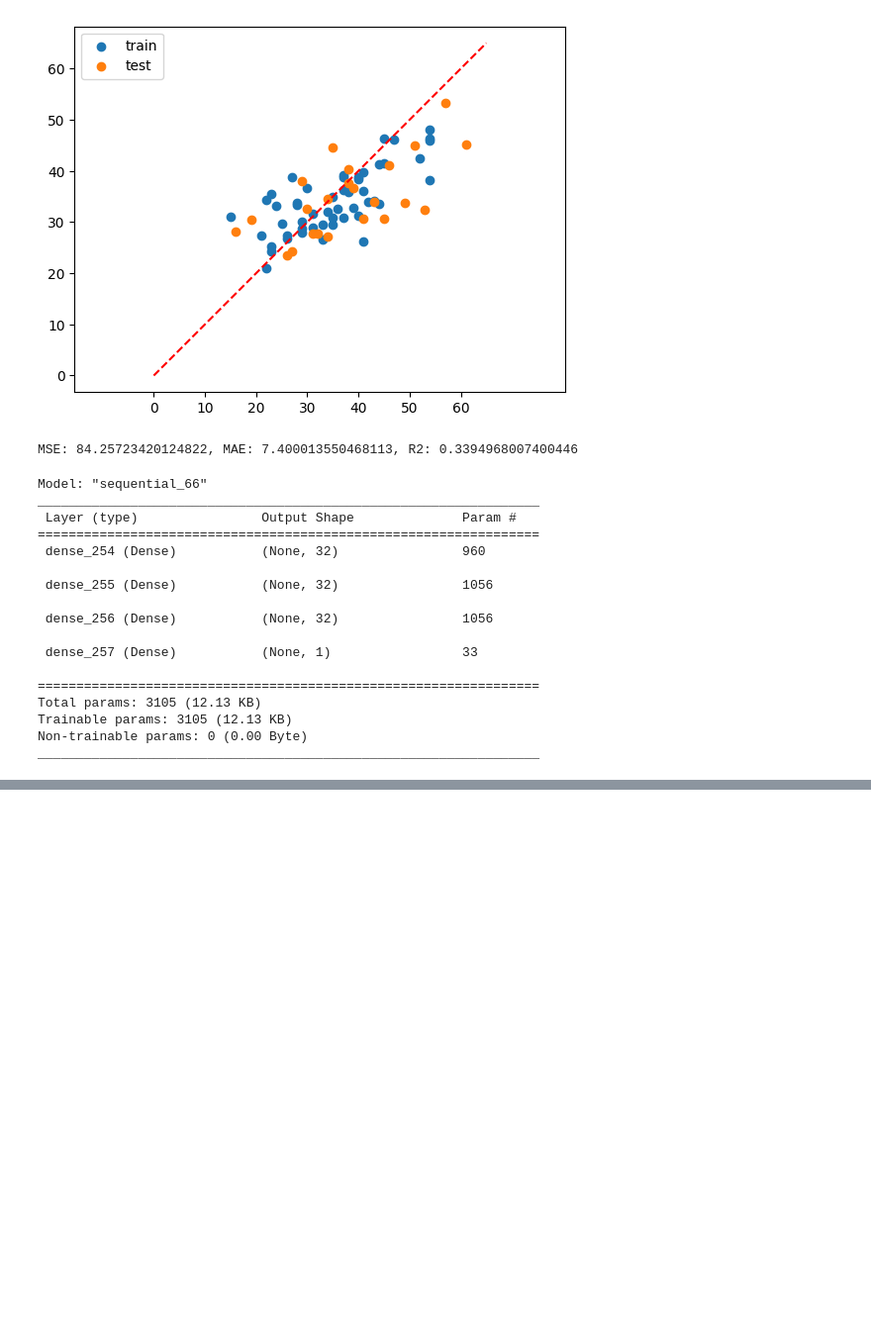
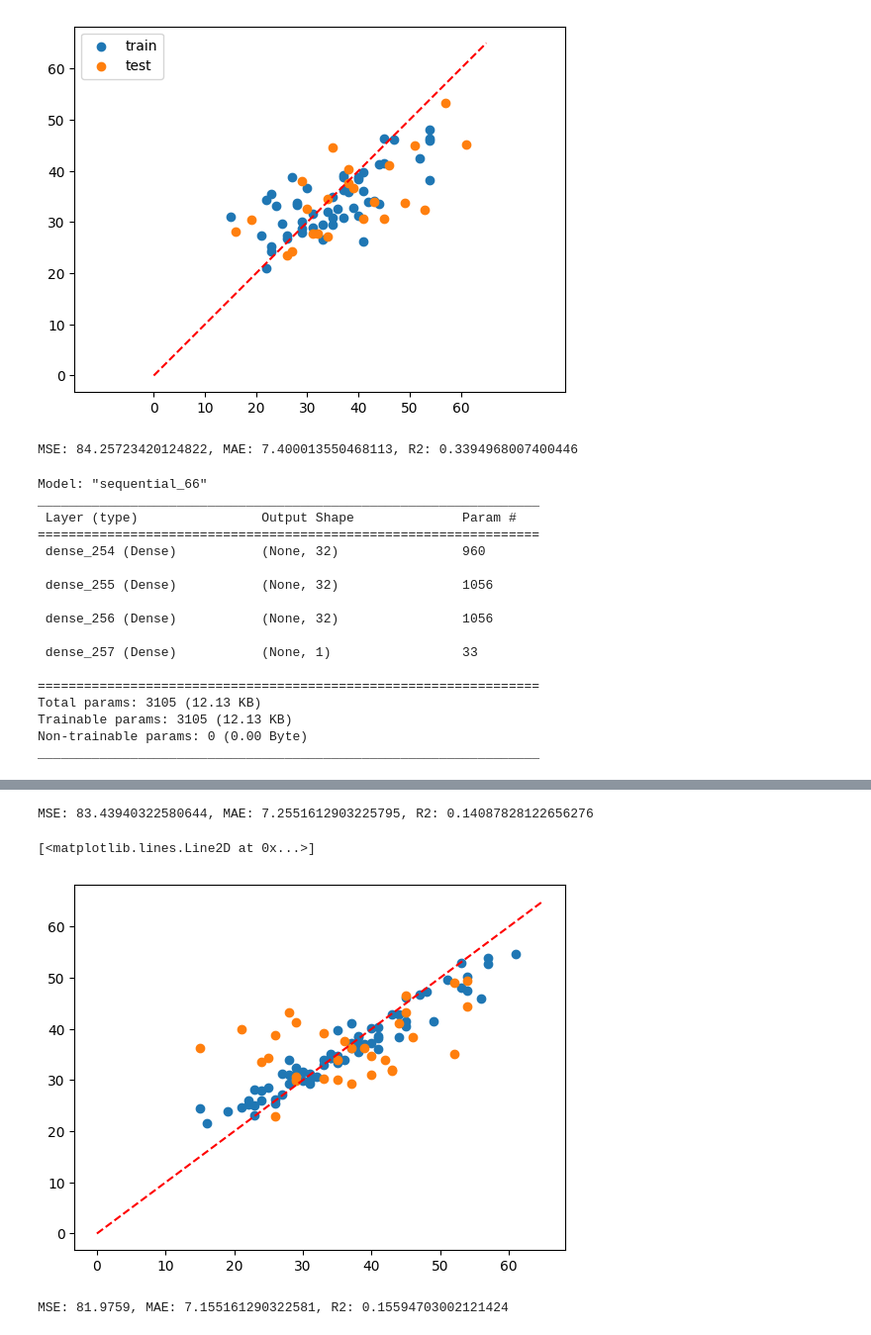
Before and after one commit to g-lago8/CHL-Project, a Jupyter notebook: notebooks/new_features_analysis.ipynb, the cells around one changed output, grey strips where cells are left out. Shown at 99% size. Saved outputs shown, nothing was run; the diff lists cells and outputs as text; code cells hidden in the pictures; blank space fills up the shorter version.

```diff
--- a/notebooks/new_features_analysis.ipynb
+++ b/notebooks/new_features_analysis.ipynb
@@ -861,3 +856,13 @@ X.drop(columns=['pdb_file','pdb_file_2','secondary_structure','secondary_structu
+# %%
+metrics = ['physical_health_score', 'mental_health_score', 'AKUSSI_jointpain', 'AKUSSI_spinalpain', 'KOOSpain', 'KOOSsymptoms', 'KOOSdaily_living', 'KOOSsport', 'KOOS_QOL', 'HAQ_hapVAS', 'HAQ_haqDI']
+other_info =['Protein change allele 1 ', 'Protein change allele 2',
+       'structure_allele1', 'structure_allele2', 'pdb_file_allele1',
+       'pdb_file_allele2', 'patient']
+
+X = df.drop(columns = metrics)
+X = X.drop(columns = other_info)
+X = X.drop(columns = ['secondary_structure', 'secondary_structure_2', 'pdb_file', 'pdb_file_2'])
+X['sex'].replace({'M': -1, 'F': 1}, inplace=True)
 # %%
 X.columns
 # %% [output]
@@ -877 +873,11 @@ Index(['sex', 'birth', 'bmi', 'RMSD_A1', 'RMSD_all_A1', 'Alignment_A1',
       dtype='object')
+# %%
+"""X = df.drop(columns = labels_cols)
+X = X.drop(columns = ['structure_allele1',
+                      'structure_allele2',
+                      'pdb_file_allele1',
+                      'pdb_file_allele2',
+                      'patient',
+                      'Protein Variant',
+                      'Protein Variant_2'
+                      ])"""
@@ -965,0 +1088,36 @@ Epoch 7/50
+# %%
+# p
+from sklearn.metrics import mean_squared_error as MSE, mean_absolute_error as MAE, r2_score
+y_pred_train = model.predict(X_train)
+y_pred = model.predict(X_test)
+
+# calculate the mean squared error and the mean absolute error
+mse = MSE(y_test, y_pred)
+mae = MAE(y_test, y_pred)
+r2 = r2_score(y_test, y_pred)
+
+print(f'MSE: {mse}, MAE: {mae}, R2: {r2}')
+# %% [output]
+MSE: 83.43940322580644, MAE: 7.2551612903225795, R2: 0.14087828122656276
+# %%
+plt.scatter(y_train, y_pred_train)
+plt.scatter(y_test, y_pred)
+plt.plot(np.linspace(0, 65), np.linspace(0, 65), color='red', linestyle='--')
+# %% [output]
+[<matplotlib.lines.Line2D at 0x...>]
+[figure, added]
+# %%
+from sklearn.ensemble import RandomForestRegressor
+
+model = RandomForestRegressor(n_estimators=100, max_depth=30, criterion='squared_error')
+model.fit(X_train, y_train)
+
+y_pred_train = model.predict(X_train)
+y_pred = model.predict(X_test)
+
+mse = MSE(y_test, y_pred)
+mae = MAE(y_test, y_pred)
+r2 = r2_score(y_test, y_pred)
+print(f'MSE: {mse}, MAE: {mae}, R2: {r2}')
+# %% [output]
+MSE: 81.9759, MAE: 7.155161290322581, R2: 0.15594703002121424
```
Also changed, not shown: parts of 27 cells of this notebook.
